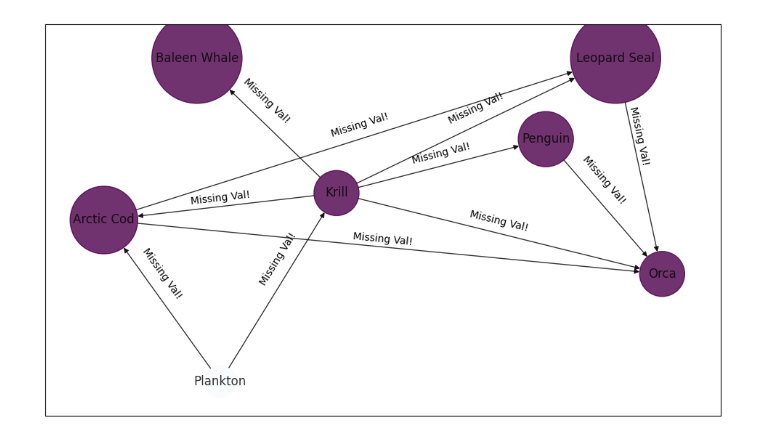
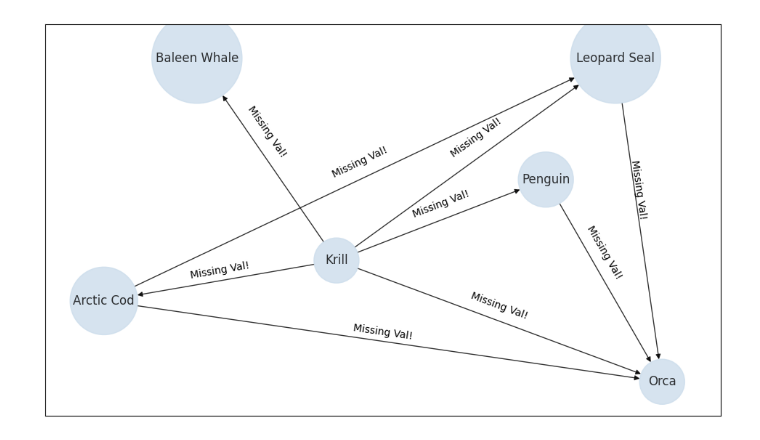
Before and after one commit to anthonyjk/invasive-species-model, a Jupyter notebook: Floyd_Code/floyd_workbook.ipynb, the cells around one changed output. Cells and saved outputs as stored; diff of their text form; code cells hidden in the pictures.

```diff
--- a/Floyd_Code/floyd_workbook.ipynb
+++ b/Floyd_Code/floyd_workbook.ipynb
@@ -12,25 +12,23 @@ def set_dictionaries():
     edges_dict is a dictionary indexed by tuples (first_node, second_node). Each key stores the info "Missing Val!" to
         help indicate whether these values were updated later.
     '''
-    #Creates a matrix to use for the directions of edges in the Networkx Plot.
+    #Creates a dictionary to use for the directions of edges in the Networkx Plot.
     direction_dict = {"Arctic Cod": ["Orca", "Leopard Seal"],
                     "Orca": [],
                     "Krill": ["Arctic Cod", "Orca", "Leopard Seal", "Baleen Whale", "Penguin"],
                     "Penguin": ["Orca"],
                     "Baleen Whale": [],
-                    "Leopard Seal": ["Orca"],
-                     "Plankton": ["Arctic Cod", "Krill"]}
+                    "Leopard Seal": ["Orca"]}
 
-    #Creates a matrix to use for the locations of nodes in the Networkx Plot.
+    #Creates a dictionary to use for the locations of nodes in the Networkx Plot.
     position_dict = {"Arctic Cod": (1, 5),
                     "Orca": (7, 4),
                     "Krill": (3.5, 5.5),
                     "Penguin": (5.75, 6.5),
                     "Baleen Whale": (2, 8),
-                    "Leopard Seal": (6.5, 8),
-                    "Plankton": (2.25, 2)}
+                    "Leopard Seal": (6.5, 8)}
 
-    #Creates a matrix to use for edge labels (Place Holder Code)
+    #Creates a dictionary to use for edge labels (Place Holder Code)
     edges_dict = {} #Place Holder Code
     for i in direction_dict:
         for j in direction_dict[i]:
@@ -59,7 +57,6 @@ def generate_color_list(creatures):
     penguin_color = creatures["penguin"] / (1000 * 5)
     baleen_whale_color = creatures["baleen whale"] / (5 * 25)
     leopard_seal_color = creatures["leopard seal"] / (50 * 5)
-    plankton_color = 0
 
     #Checks if invasive species has been added to the creatures dictionary and, if yes, adds a color for it to the color list.
     if "invasive species" in creatures:
@@ -82,8 +79,8 @@ def generate_color_list(creatures):
 
 
 
-def food_web_plot(direction_dict, position_dict, edges_dict, node_color_list = [.99999, .99999, .99999, .99999, 1, 1, 0], *,
-                  node_size_list = [4500, 2000, 2000, 3000, 8000, 8000, 1000]):
+def food_web_plot(direction_dict, position_dict, edges_dict, node_color_list, *,
+                  node_size_list = [4500, 2000, 2000, 3000, 8000, 8000]):
     '''
     This function creates a Networkx graph.
 
@@ -100,15 +97,15 @@ def food_web_plot(direction_dict, position_dict, edges_dict, node_color_list = [
     G = nx.DiGraph(direction_dict)
     plt.figure(3,figsize=(12,7)) #Sets the figuresize
     nx.draw_networkx_edge_labels(G, pos = position_dict, edge_labels = edges_dict, verticalalignment = "bottom") #Plots edge labels
-    nx.draw_networkx(G, pos = position_dict, node_size = node_size_list, cmap = "BuPu", node_color = node_color_list, alpha = 0.8) #Plots the nodes in white with locations
+    nx.draw_networkx(G, pos = position_dict, node_size = node_size_list, cmap = "BuPu", node_color = node_color_list, vmin = 0, vmax = 1, alpha = 0.8) #Plots the nodes in white with locations
 # %%
 #Importing needed libraries
 import networkx as nx
 import matplotlib.pyplot as plt
 import numpy as np
 
-
+test_colors =[0.2, 0.2, 0.2, 0.2, 0.2, 0.2]
 direction_dict, position_dict, edges_dict = set_dictionaries()
-food_web_plot(direction_dict, position_dict, edges_dict)
+food_web_plot(direction_dict, position_dict, edges_dict, test_colors)
 # %% [output]
-[figure, old version]
+[figure, new version]
```
Also changed, not shown: parts of 1 cell of this notebook, 3 other files.
